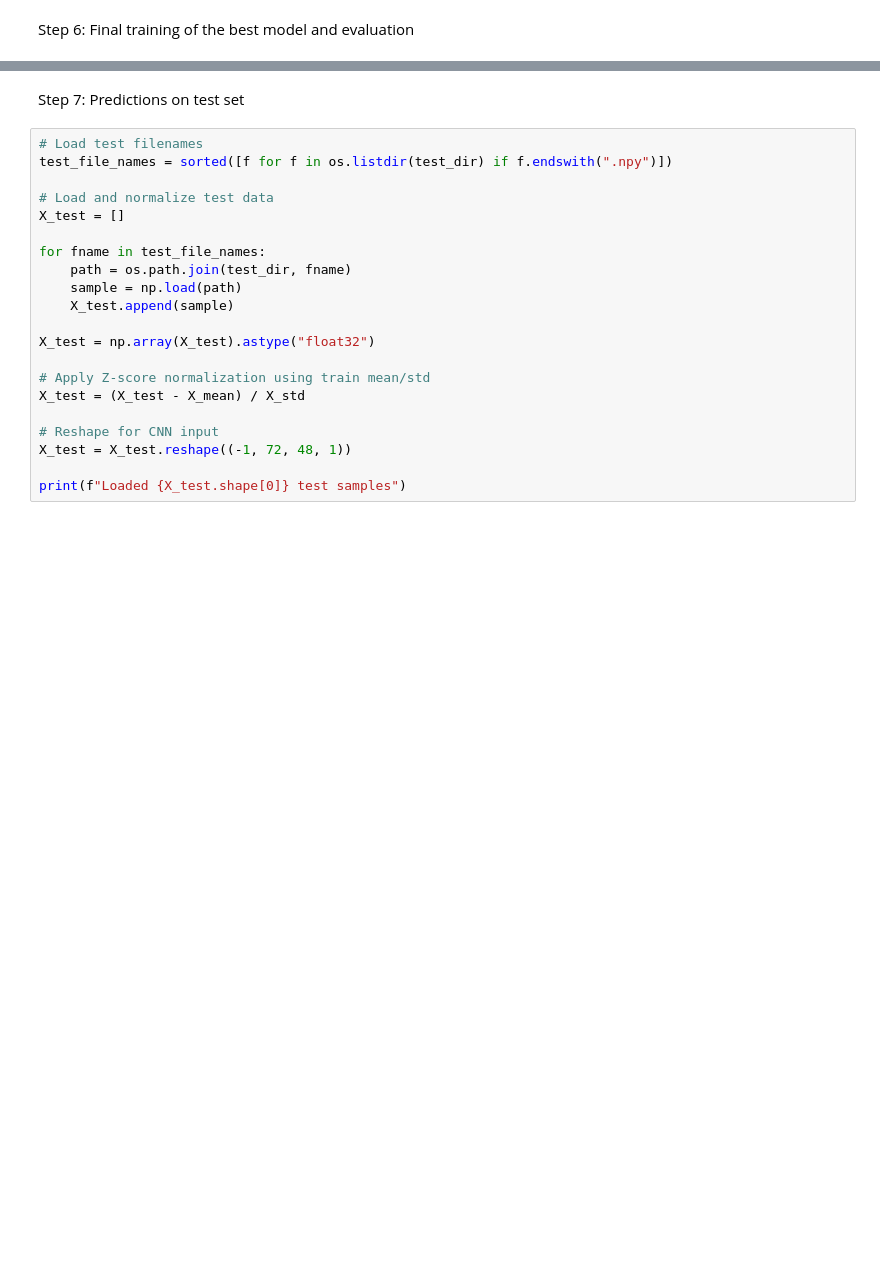
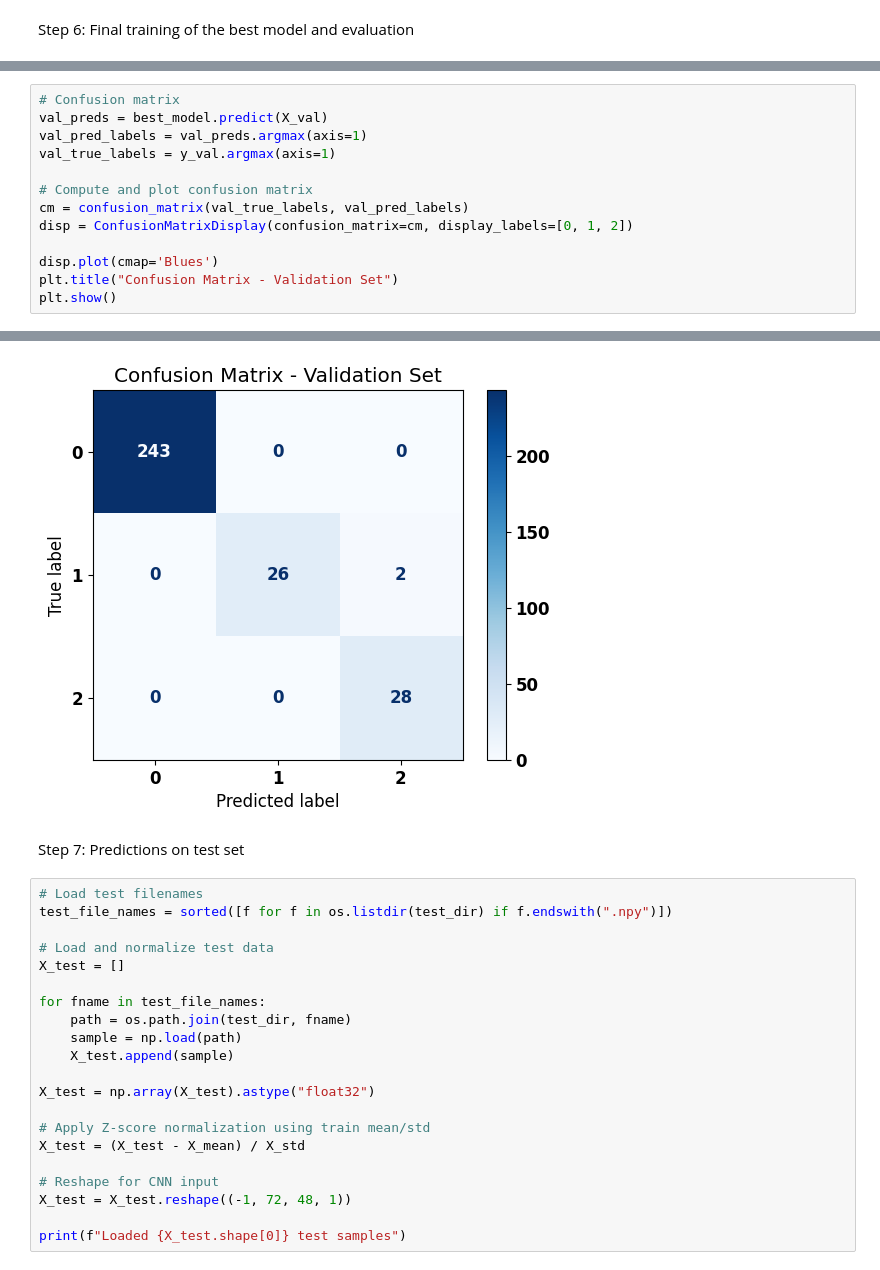
Before and after one commit to dmitrii-semenov/ML_project, a Jupyter notebook: MAIN.ipynb, the cells around one changed output, grey strips where cells are left out. Saved outputs shown, nothing was run; the diff lists cells and outputs as text; blank space fills up the shorter version.

```diff
--- a/MAIN.ipynb
+++ b/MAIN.ipynb
@@ -292,0 +383,14 @@ plt.show()
+# %%
+# Confusion matrix
+val_preds = best_model.predict(X_val)
+val_pred_labels = val_preds.argmax(axis=1)
+val_true_labels = y_val.argmax(axis=1)
+
+# Compute and plot confusion matrix
+cm = confusion_matrix(val_true_labels, val_pred_labels)
+disp = ConfusionMatrixDisplay(confusion_matrix=cm, display_labels=[0, 1, 2])
+
+disp.plot(cmap='Blues')
+plt.title("Confusion Matrix - Validation Set")
+plt.show()
+# %% [output]
@@ -293,3 +398,4 @@ plt.show()
+[figure, added]
 # %% [markdown]
 Step 7: Predictions on test set
 # %%
```
Also changed, not shown: parts of 11 cells of this notebook, 1 other file.
